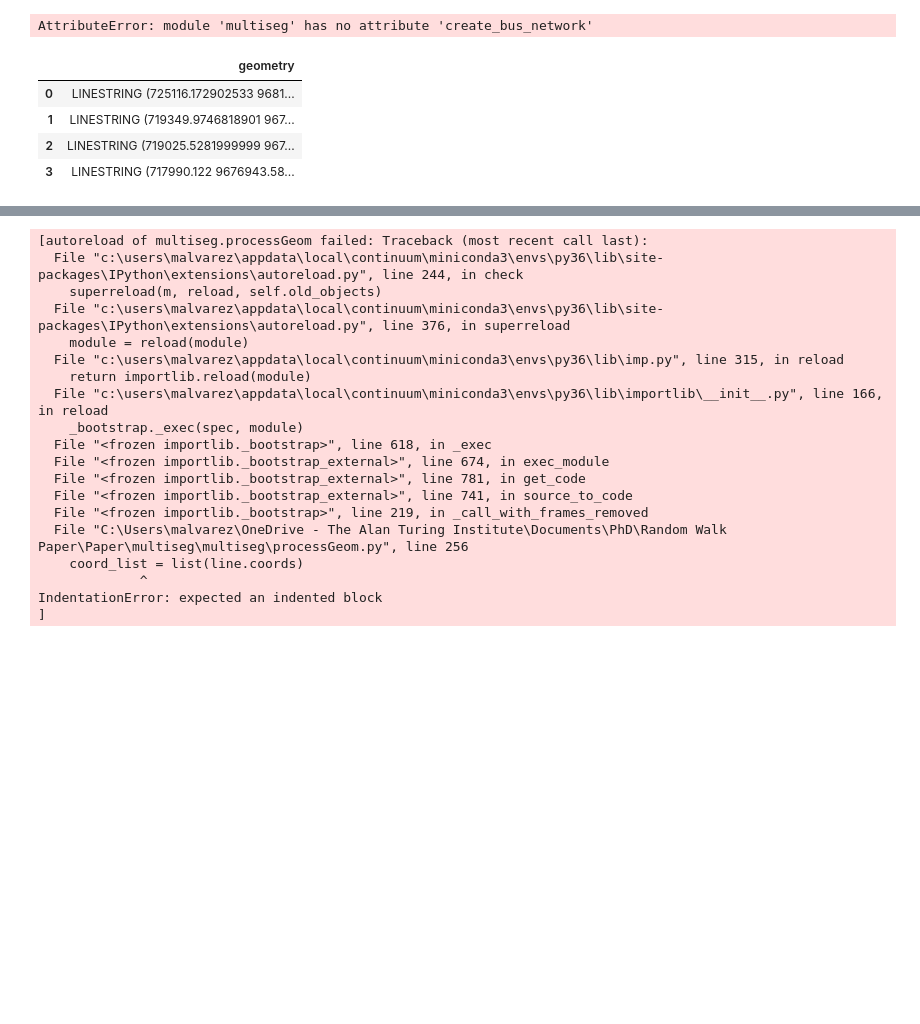
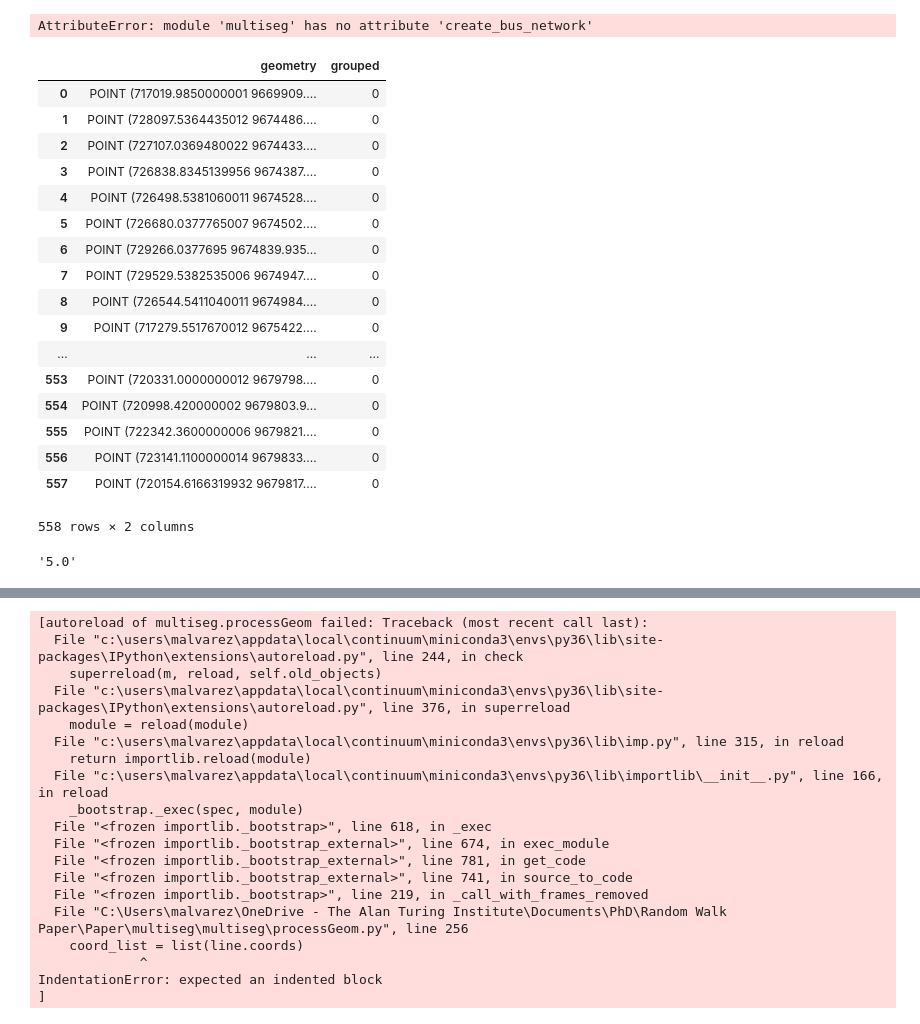
Before and after one commit to mateoneira/MultiplexSegregation, a Jupyter notebook: Multiplex_Segregation.ipynb, the cells around one changed output, grey strips where cells are left out. Saved outputs shown, nothing was run; the diff lists cells and outputs as text; code cells hidden in the pictures; blank space fills up the shorter version.

Commit message:
added clean stops function

```diff
--- a/Multiplex_Segregation.ipynb
+++ b/Multiplex_Segregation.ipynb
@@ -136,8 +135,0 @@ clean_tram =  ms.clean_lines(tramLineGPD)
-# %%
-clean_tram
-# %% [output]
-|  | geometry |
-| 0 | LINESTRING (725116.172902533 9681... |
-| 1 | LINESTRING (719349.9746818901 967... |
-| 2 | LINESTRING (719025.5281999999 967... |
-| 3 | LINESTRING (717990.122 9676943.58... |
@@ -143,0 +138,23 @@ clean_tram
+# %%
+temp = ms.clean_stops(busStopGPD)
+# %%
+temp
+# %% [output]
+|  | geometry | grouped |
+| 0 | POINT (717019.9850000001 9669909.... | 0 |
+| 1 | POINT (728097.5364435012 9674486.... | 0 |
+| 2 | POINT (727107.0369480022 9674433.... | 0 |
+| 3 | POINT (726838.8345139956 9674387.... | 0 |
+| 4 | POINT (726498.5381060011 9674528.... | 0 |
+| 5 | POINT (726680.0377765007 9674502.... | 0 |
+| 6 | POINT (729266.0377695 9674839.935... | 0 |
+| 7 | POINT (729529.5382535006 9674947.... | 0 |
+| 8 | POINT (726544.5411040011 9674984.... | 0 |
+| 9 | POINT (717279.5517670012 9675422.... | 0 |
+| ... | ... | ... |
+| 553 | POINT (720331.0000000012 9679798.... | 0 |
+| 554 | POINT (720998.420000002 9679803.9... | 0 |
+| 555 | POINT (722342.3600000006 9679821.... | 0 |
+| 556 | POINT (723141.1100000014 9679833.... | 0 |
+| 557 | POINT (720154.6166319932 9679817.... | 0 |
+558 rows × 2 columns
@@ -143,0 +165,4 @@ clean_tram
+# %%
+', '.join(str(v) for v in temp.N_líneas.unique())
+# %% [output]
+'5.0'
```
Also changed, not shown: parts of 6 cells of this notebook, 2 other files.
